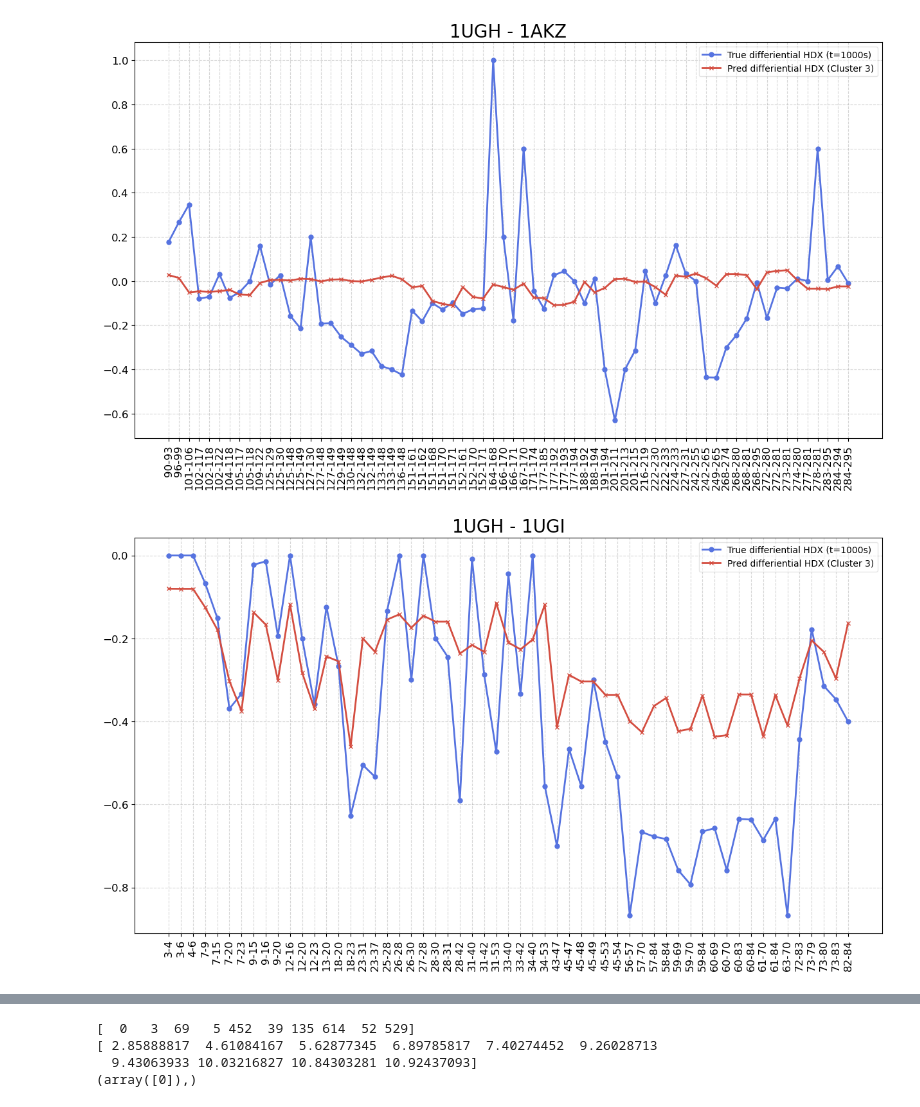
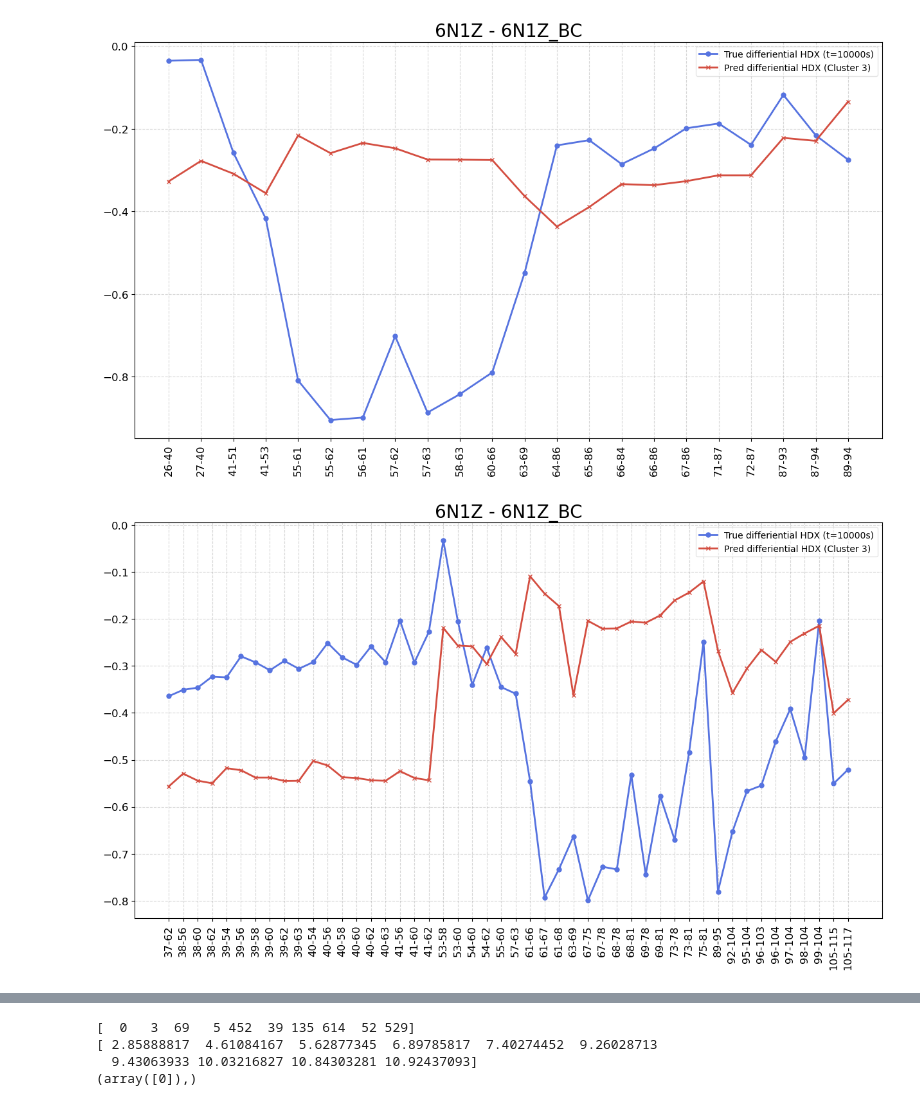
Before and after one commit to SuperChrisW/HDXRank, a Jupyter notebook: script/test.ipynb, the cells around one changed output, grey strips where cells are left out. Saved outputs shown, nothing was run; the diff lists cells and outputs as text; code cells hidden in the pictures.

```diff
--- a/script/test.ipynb
+++ b/script/test.ipynb
@@ -3,19 +3,19 @@ import pandas as pd
 import numpy as np
 import matplotlib.pyplot as plt
 # %%
-protein_name = '1UGH'
-cluster_id = 1
+protein_name = '6THL'
+cluster_id = 2
 
 dfs = []
 for i in range(5):
-    #fpath = f'/home/lwang/models/HDX_LSTM/data/Latest_test/hdock/prediction/HDX_pred_GN_{protein_name}_cluster{cluster_id}_v{i}.csv'
-    fpath = f'/home/lwang/models/HDX_LSTM/data/Latest_test/hdock/prediction/HDX_pred_GN_cluster2_hop1_v{cluster_id}.csv'
+    fpath = f'/home/lwang/models/HDX_LSTM/data/Latest_test/hdock/prediction/HDX_pred_GN_{protein_name}_cluster{cluster_id}_v{i}.csv'
+    #fpath = f'/home/lwang/models/HDX_LSTM/data/Latest_test/hdock/prediction/HDX_pred_GN_cluster2_hop1_v{cluster_id}.csv'
     df = pd.read_csv(fpath)
     print(df.shape)
     dfs.append(df)
 merged_df = pd.concat(dfs, axis=0)
 average_df = merged_df.groupby(['Batch', 'Chain', 'Range', 'Y_True'])['Y_Pred'].mean().reset_index()
-HDX_fpath = '/home/lwang/models/HDX_LSTM/data/Latest_test/hdock/HDX_files/BioChem_UNGUGI_revised.xlsx'
+HDX_fpath = '/home/lwang/models/HDX_LSTM/data/Latest_test/hdock/HDX_files/PXD037571_revised.xlsx'
 
 print(average_df.head())
 print(average_df.shape)
@@ -42,8 +42,8 @@ import matplotlib.pyplot as plt
 def get_true_diff(HDX_fpath, apo_states, complex_states):
     def get_weighted_uptake(HDX_df, protein, state, correction):
         temp_HDX_df = HDX_df[(HDX_df['state']==state) & (HDX_df['protein']==protein)]
-        #temp_HDX_df = temp_HDX_df[(temp_HDX_df['log_t']<2.85) & (temp_HDX_df['log_t']>1.35)]
-        temp_HDX_df = temp_HDX_df[(temp_HDX_df['log_t']==3)]
+        #temp_HDX_df = temp_HDX_df[(temp_HDX_df['log_t']<4) & (temp_HDX_df['log_t']>3)]
+        temp_HDX_df = temp_HDX_df[(temp_HDX_df['log_t']>4)]
 
         print(protein, state, temp_HDX_df.shape)
         temp_HDX_df = temp_HDX_df.sort_values(by=['start', 'end'], ascending=[True, True])
@@ -90,14 +90,14 @@ def get_true_diff(HDX_fpath, apo_states, complex_states):
     return true_diff, diff_mtx
 
 # Delta true diff
-apo_states = [('hUNG', 'apo', -9)]
-complex_states = [('hUNG-UGI', 'complex', -9)]
+apo_states = [('H2A1_XENLA', 'H2AH2B', 0)]
+complex_states = [('H2A1_XENLA', 'Imp9+AB', 0)]
 true_diff, diff_RFU_mtx = get_true_diff(HDX_fpath, apo_states, complex_states)
 
 plt.figure(figsize=(30, 15))
 plt.tight_layout()
 plt.subplot(2, 1, 1) # 2 row, 1 columns, 1st subplot
-plt.title(f'1UGH_A', fontsize=20)
+plt.title(f'6N1Z_B', fontsize=20)
 
 x_labels = list(true_diff.keys())
 x_positions = np.arange(len(x_labels))  # numerical positions for x-axis
@@ -116,11 +116,11 @@ plt.axhline(y=0, color='r', linestyle='--', label='Zero line')
 plt.grid(True)
 plt.legend()
 
-apo_states = [('UGI', 'apo', 0)]
-complex_states = [('UGI-hUNG', 'complex', 0)]
+apo_states = [('H2B11_XENLA', 'H2AH2B', 0)]
+complex_states = [('H2B11_XENLA', 'Imp9+AB', 0)]
 true_diff, diff_RFU_mtx = get_true_diff(HDX_fpath, apo_states, complex_states)
 plt.subplot(2, 1, 2) # 2 row, 1 columns, 1st subplot
-plt.title(f'1UGH_B', fontsize=20)
+plt.title(f'6N1Z_C', fontsize=20)
 
 x_labels = list(true_diff.keys())
 x_positions = np.arange(len(x_labels))  # numerical positions for x-axis
@@ -196,7 +196,7 @@ def get_diff_HDX(HDX_fpath, apo_states, complex_states, df, batch_apo, batch_com
     for time in sorted_times:
         time_values = [diff_RFU_mtx[label].get(time, 0) / 100 for label in x_labels]
         #plt.plot(x_index, time_values, label=f'time_{time}', linestyle='--', alpha=1)
-    plt.plot(x_labels, y_true, label='True differiential HDX (t=1000s)', color=palette[0], marker='o', linestyle='-', linewidth=2, markersize=5)
+    plt.plot(x_labels, y_true, label='True differiential HDX (t=10000s)', color=palette[0], marker='o', linestyle='-', linewidth=2, markersize=5)
     plt.plot(x_labels, y_pred, label='Pred differiential HDX (Cluster 3)', color=palette[-1], marker='x', linestyle='-', linewidth=2, markersize=5)
     #plt.axhline(y=0, color='r', linestyle='--')
     plt.grid(True, linestyle='--', alpha = 0.5)
@@ -204,14 +204,14 @@ def get_diff_HDX(HDX_fpath, apo_states, complex_states, df, batch_apo, batch_com
     #plt.show()
     plt.savefig(f'/home/lwang/models/HDX_LSTM/data/Latest_test/hdock/diff_HDX_{batch_apo}_cluster{cluster_id}.png', dpi=300)
 
-apo_states = [('hUNG', 'apo', -9)]
-complex_states = [('hUNG-UGI', 'complex', -9)]
-get_diff_HDX(HDX_fpath, apo_states, complex_states, average_df, batch_apo='1AKZ', batch_complex='1UGH')
+apo_states = [('H2A1_XENLA', 'H2AH2B', 0)]
+complex_states = [('H2A1_XENLA', 'Imp9+AB', 0)]
+get_diff_HDX(HDX_fpath, apo_states, complex_states, average_df, batch_apo='6N1Z_BC', batch_complex='6N1Z')
 #get_diff_HDX(HDX_fpath, apo_states, complex_states, average_df, batch_apo='8F7A_A', batch_complex='MODEL_65_REVISED')
 
-apo_states = [('UGI', 'apo', 0)]
-complex_states = [('UGI-hUNG', 'complex', 0)]
-get_diff_HDX(HDX_fpath, apo_states, complex_states, average_df, batch_apo='1UGI', batch_complex='1UGH')
+apo_states = [('H2B11_XENLA', 'H2AH2B', 0)]
+complex_states = [('H2B11_XENLA', 'Imp9+AB', 0)]
+get_diff_HDX(HDX_fpath, apo_states, complex_states, average_df, batch_apo='6N1Z_BC', batch_complex='6N1Z')
 #get_diff_HDX(HDX_fpath, apo_states, complex_states, average_df, batch_apo='8F7A_B', batch_complex='MODEL_65_REVISED')
 #plt.savefig(f'/home/lwang/models/HDX_LSTM/data/Latest_test/hdock/diff_HDX_6DJL-C_cluster{cluster_id}.png', dpi=300)
 # %% [output]
@@ -230,5 +230,5 @@ loss: 2.0313991473829573 length: 57
-[figure, old version]
+[figure, new version]
-[figure, old version]
+[figure, new version]
 # %%
 ## extract binding site
 
```
Also changed, not shown: parts of 5 cells of this notebook, 4 other files.
